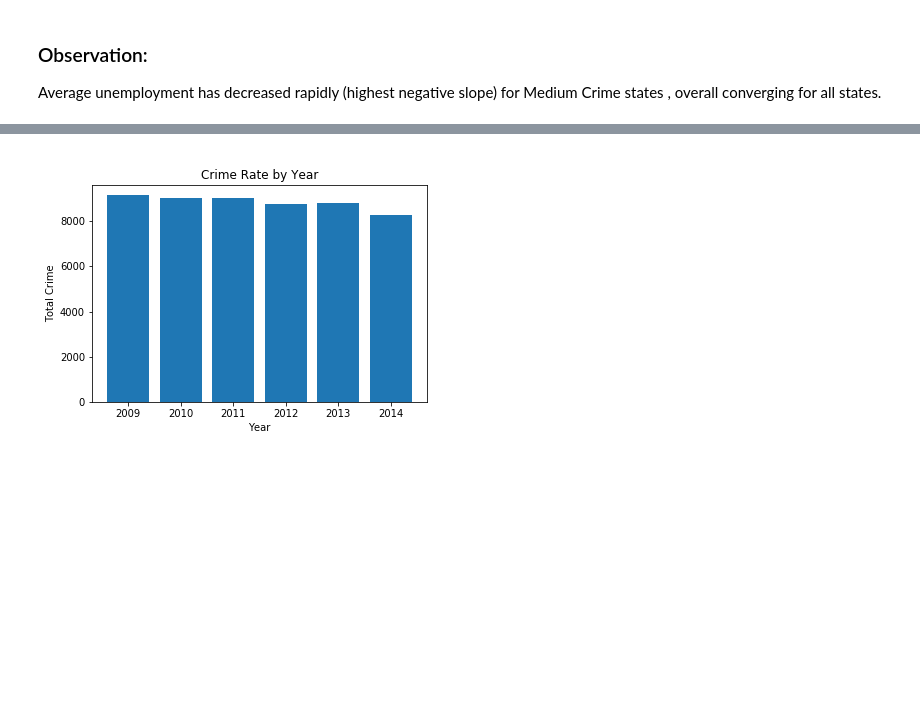
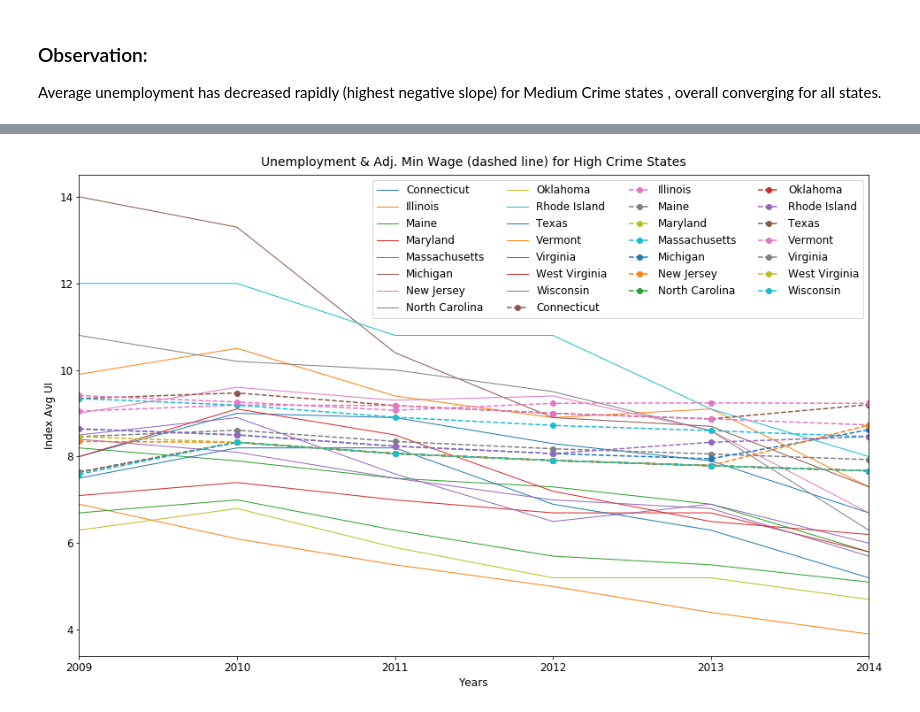
Before and after one commit to SnehaKellogg/Project1_Group5, a Jupyter notebook: PlotPrints.ipynb, the cells around one changed output, grey strips where cells are left out. Drawn from its saved outputs; the diff is of its cells as text; code cells hidden in the pictures; blank space fills up the shorter version.

```diff
--- a/PlotPrints.ipynb
+++ b/PlotPrints.ipynb
@@ -44,4 +88,4 @@ Image("plots/Unemployment by year.png")
 # %%
-Image("plots/Crime Rate by Year.png")
+Image("plots/UI_wage_States_High.png")
 # %% [output]
-[figure, old version]
+[figure, new version]
```
Also changed, not shown: parts of 23 cells of this notebook, 18 other files.
